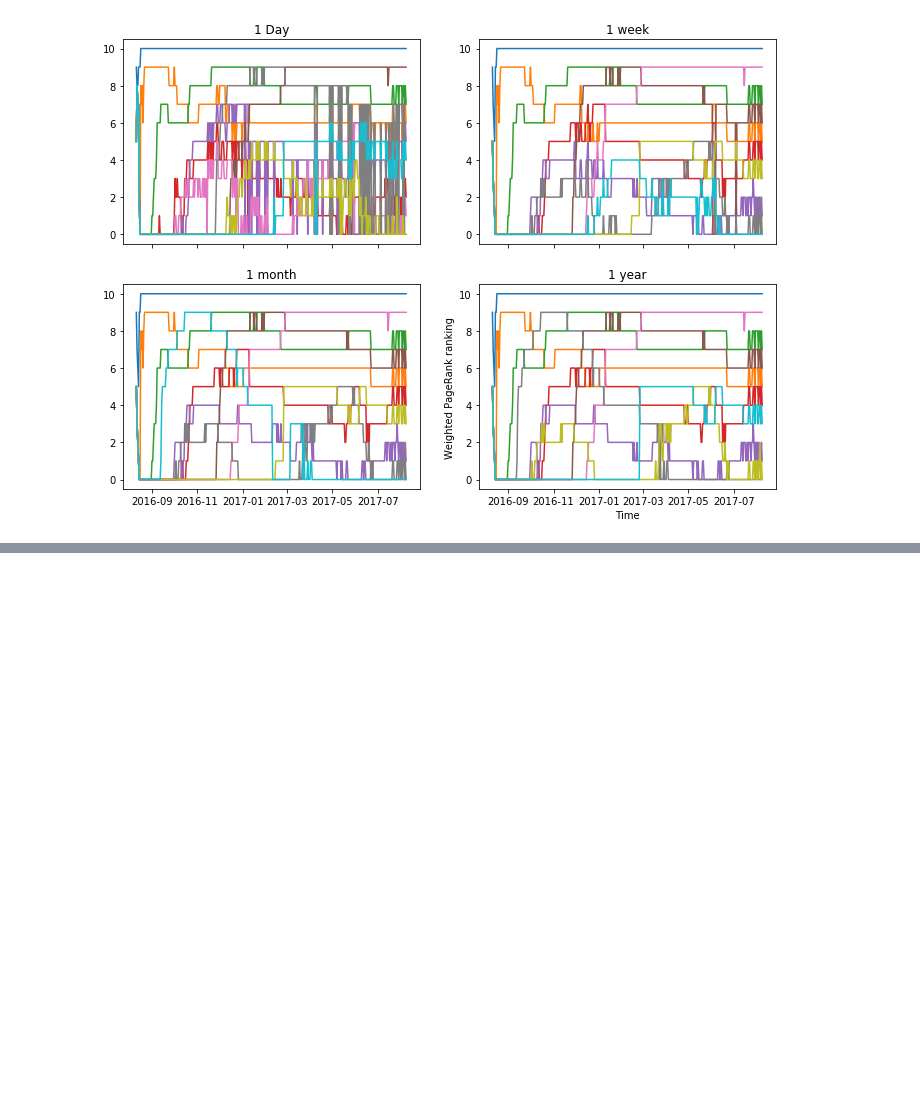
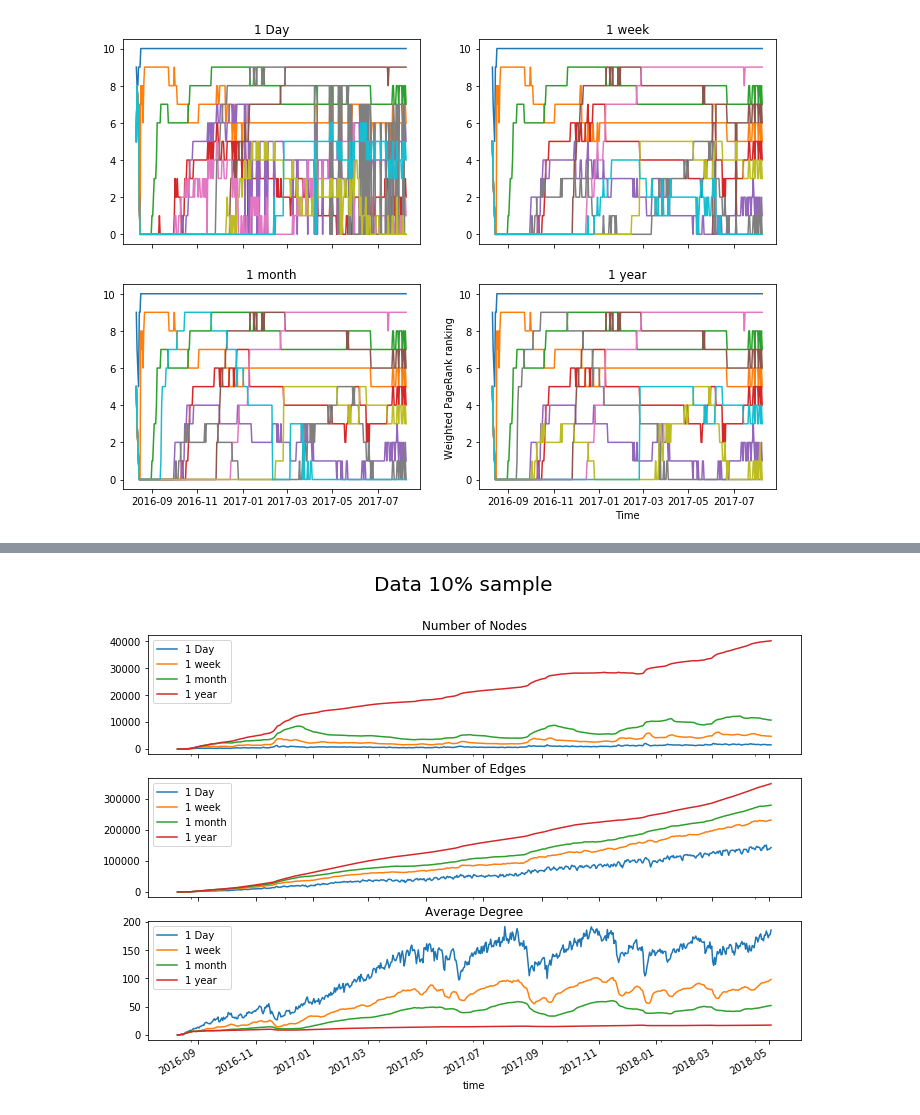
Before and after one commit to miratepuffin/Raphtory-Plots, a Jupyter notebook: GabPlots2.ipynb, the cells around one changed output, grey strips where cells are left out. Saved outputs shown, nothing was run; the diff lists cells and outputs as text; code cells hidden in the pictures; blank space fills up the shorter version.

```diff
--- a/GabPlots2.ipynb
+++ b/GabPlots2.ipynb
@@ -63,0 +132,18 @@ plt.show()
+# %%
+fig, axes = plt.subplots(nrows=2,ncols=1,figsize=a4_dims, sharex=True)
+
+file = "degree/DegreeDistribution.json"
+prepare_file(file)
+degdf = get_df("degree/tmp.json")
+
+windows = [86400000, 604800000, 2592000000, 31536000000]
+window_names = ['1 Day', '1 week', '1 month', '1 year']
+toPlot = ['avgSquaredDeg','maxDeg']
+names = ['Average Squared Degree', 'Maximum Degree']
+
+for i, ax in enumerate(axes.flatten()):
+    for j, w in enumerate(windows):
+        deg = degdf[degdf['windowsize']==w]
+        display(deg)
+        deg.plot(x='time',y=toPlot[i], ax=ax, label = window_names[j])
+    ax.legend()
@@ -63,0 +260,26 @@ plt.show()
+# %%
+fig, axes = plt.subplots(nrows=3,ncols=1,figsize=a4_dims, sharex=True)
+
+file = "degree/DegBasic0.1.json"
+prepare_file(file)
+degdf = get_df("degree/tmp.json")
+
+windows = [86400000, 604800000, 2592000000, 31536000000]
+window_names = ['1 Day', '1 week', '1 month', '1 year']
+toPlot = ['vertices','edges','avgdeg']
+names = ['Number of Nodes', 'Number of Edges', 'Average Degree']
+
+fig.suptitle('Data 10% sample',fontsize=20)
+
+for i, ax in enumerate(axes.flatten()):
+    for j, w in enumerate(windows):
+        deg = degdf[degdf['windowsize']==w]
+        deg['avgdeg'] = np.where(deg['vertices']>0,2*deg['edges']/deg['vertices'],0)
+        deg.plot(x='time',y=toPlot[i], ax=ax, label = window_names[j])
+    ax.set_title(names[i])
+    #ax.set_yscale('log')
+    ax.legend()
+
+plt.show()
+# %% [output]
+[figure, added]
```
Also changed, not shown: parts of 7 cells of this notebook, 3 other files.
